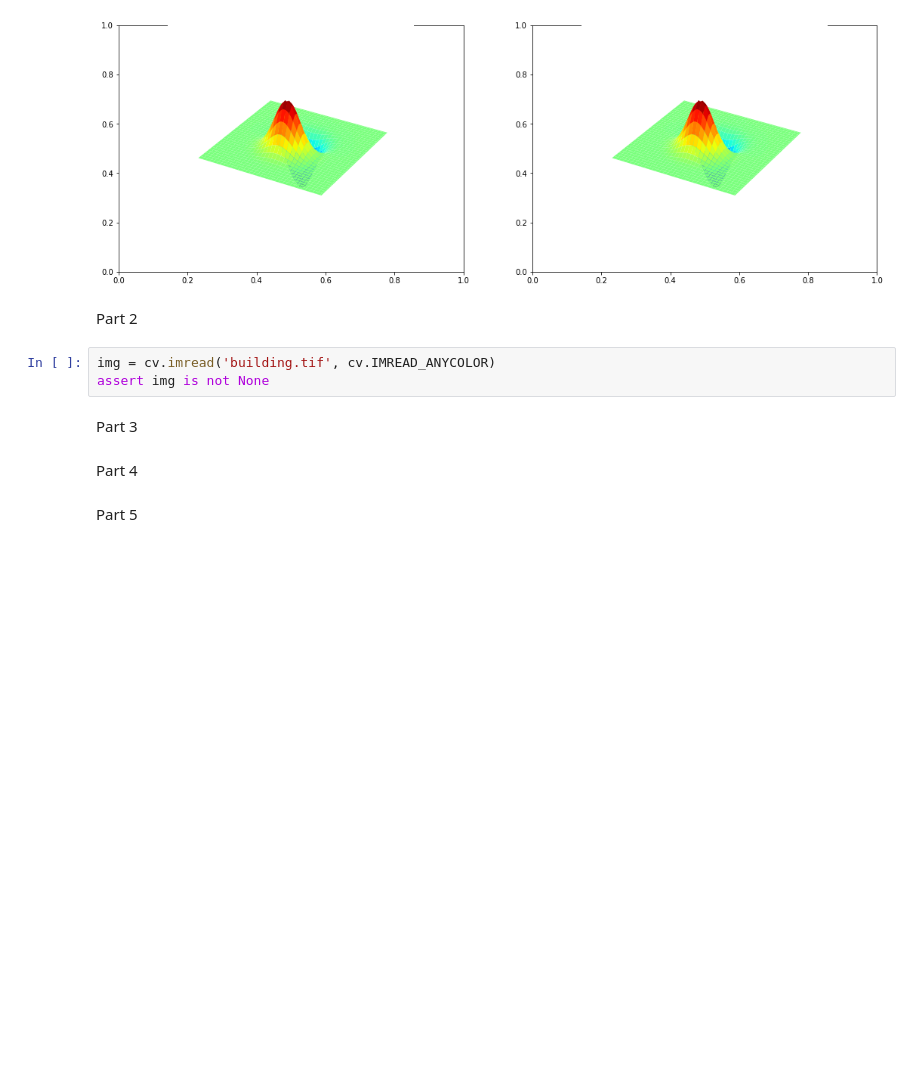
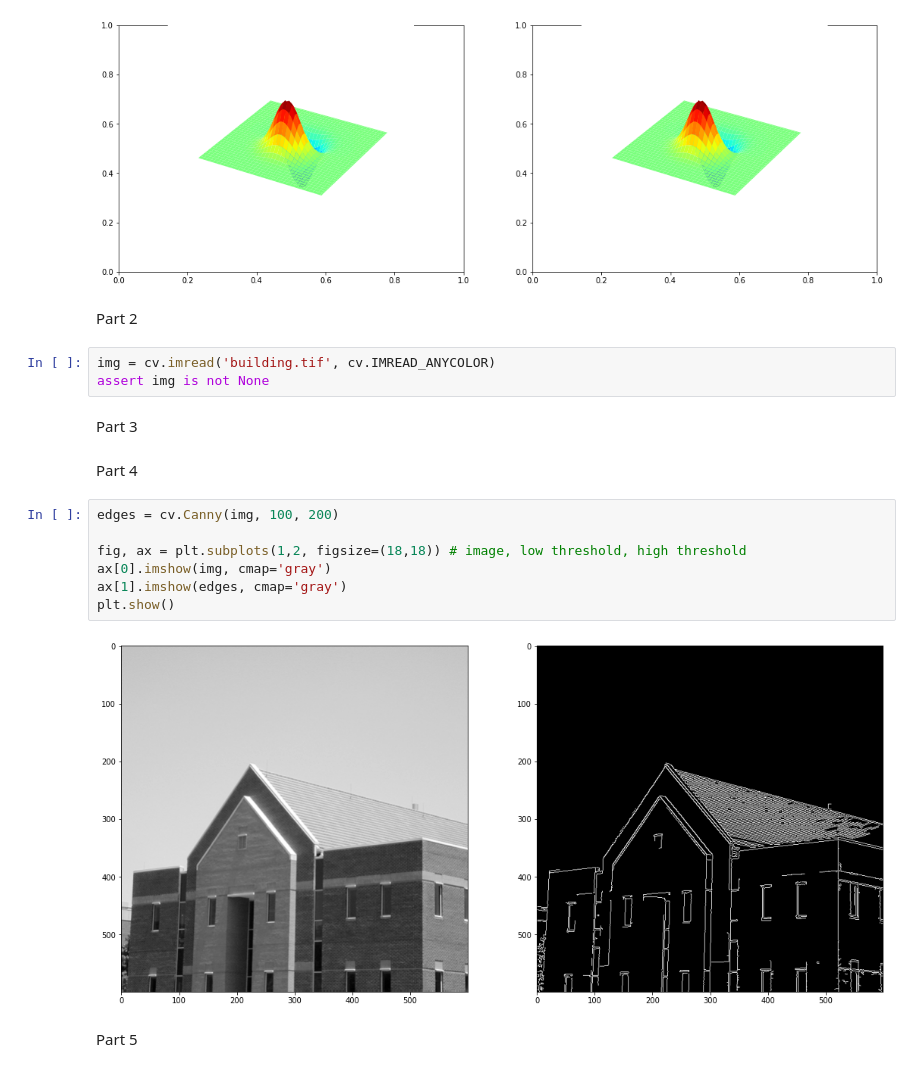
Before and after one commit to SenuriMR/EN2550---Fundamentals-of-Image-Processing-and-Machine-Vision, a Jupyter notebook: Exercise 04/Exercise_04.ipynb, the cells around one changed output. Cells and saved outputs as stored; diff of their text form; blank space fills up the shorter version.

```diff
--- a/Exercise 04/Exercise_04.ipynb
+++ b/Exercise 04/Exercise_04.ipynb
@@ -47,5 +47,14 @@ assert img is not None
 Part 3
 # %% [markdown]
 Part 4
+# %%
+edges = cv.Canny(img, 100, 200)
+
+fig, ax = plt.subplots(1,2, figsize=(18,18)) # image, low threshold, high threshold
+ax[0].imshow(img, cmap='gray')
+ax[1].imshow(edges, cmap='gray')
+plt.show()
+# %% [output]
+[figure, added]
 # %% [markdown]
 Part 5
```
